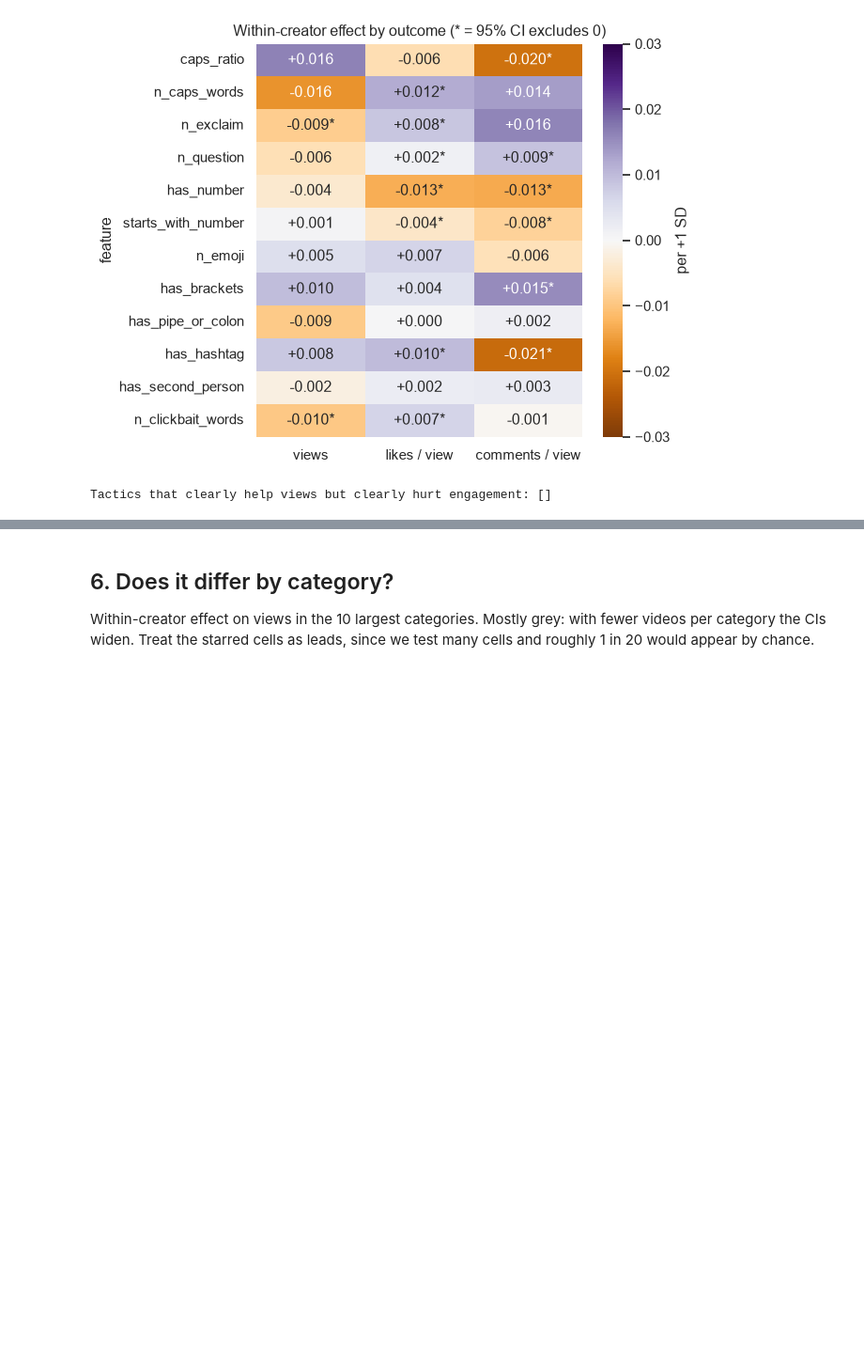
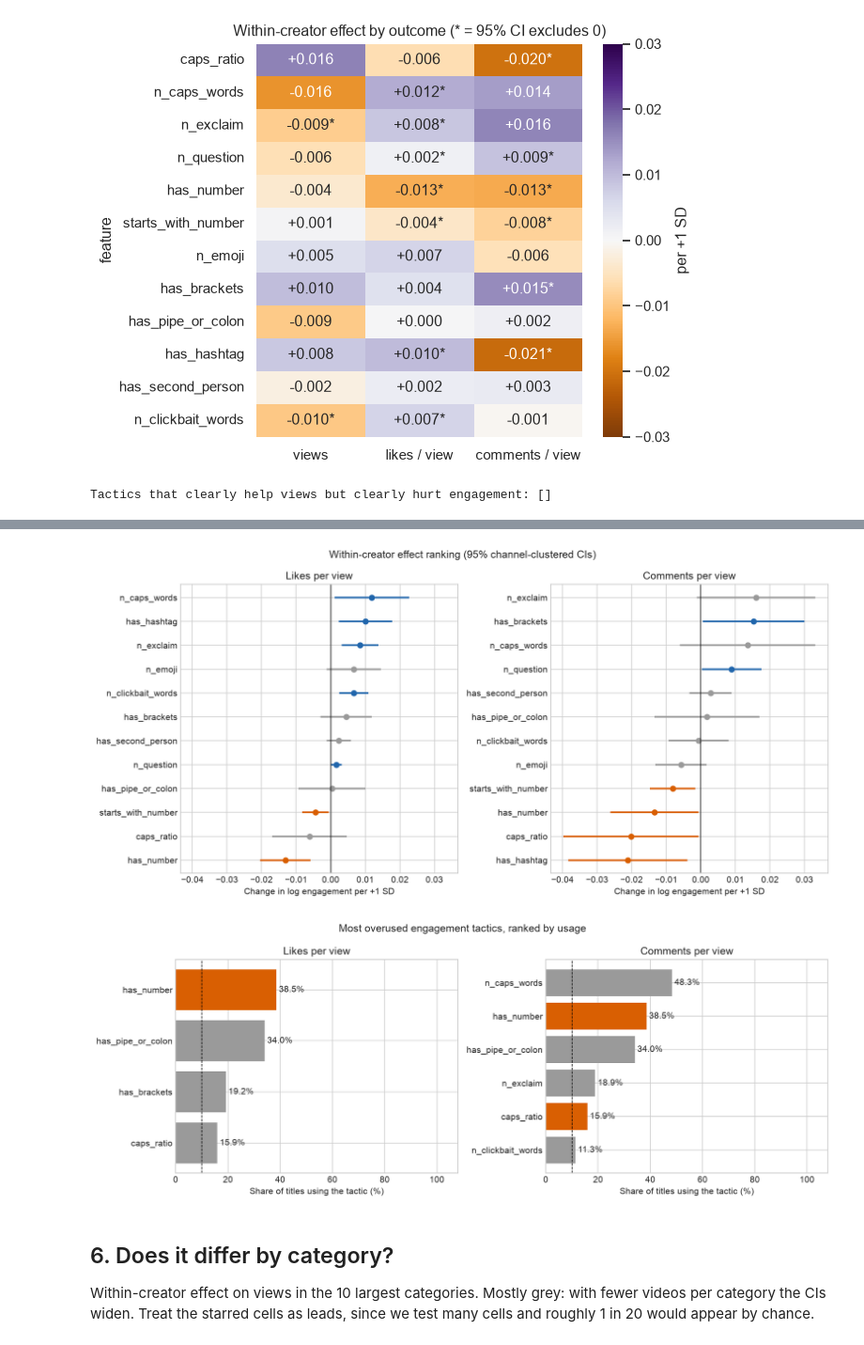
Before and after one commit to kkakkary/yt-clickbait, a Jupyter notebook: notebooks/04_report.ipynb, the cells around one changed output, grey strips where cells are left out. Shown at 94% size. Saved outputs shown, nothing was run; the diff lists cells and outputs as text; code cells hidden in the pictures; blank space fills up the shorter version.

Commit message:
Add engagement tactic effect and overuse rankings

```diff
--- a/notebooks/04_report.ipynb
+++ b/notebooks/04_report.ipynb
@@ -250,3 +266,47 @@ Tactics that clearly help views but clearly hurt engagement: []
+# %%
+engagement_targets = {
+    "log_likes_per_view": "Likes per view",
+    "log_comments_per_view": "Comments per view",
+}
+engagement_ranks = {
+    target: rank_tactics(effects, usage, target, model="fixed_effects")
+    for target in engagement_targets
+}
+
+fig, axes = plt.subplots(1, 2, figsize=(12, 5.8), sharex=True)
+for ax, (target, label) in zip(axes, engagement_targets.items(), strict=True):
+    ranked = engagement_ranks[target]
+    for position, row in enumerate(ranked.itertuples()):
+        color = COLORS[row.verdict]
+        ax.hlines(position, row.std_ci_low, row.std_ci_high, color=color, lw=2)
+        ax.plot(row.std_coef, position, "o", color=color)
+    ax.axvline(0, color="black", lw=0.8)
+    ax.set_yticks(range(len(ranked)), ranked["feature"])
+    ax.invert_yaxis()
+    ax.set_title(label)
+    ax.set_xlabel("Change in log engagement per +1 SD")
+fig.suptitle("Within-creator effect ranking (95% channel-clustered CIs)")
+save("05a_engagement_effect_rank")
+
+fig, axes = plt.subplots(1, 2, figsize=(12, 4.6), sharex=True)
+for ax, (target, label) in zip(axes, engagement_targets.items(), strict=True):
+    ranked = engagement_ranks[target]
+    overused = ranked.loc[ranked["overused"]].sort_values(
+        ["usage_rate", "std_coef", "feature"], ascending=[False, True, True]
+    )
+    usage_pct = overused["usage_rate"] * 100
+    bars = ax.barh(overused["feature"], usage_pct, color=overused["verdict"].map(COLORS))
+    ax.bar_label(bars, labels=[f"{rate:.1f}%" for rate in usage_pct], padding=3)
+    ax.axvline(10, color="black", lw=0.8, ls="--")
+    ax.set_xlim(0, 108)
+    ax.invert_yaxis()
+    ax.set_title(label)
+    ax.set_xlabel("Share of titles using the tactic (%)")
+fig.suptitle("Most overused engagement tactics, ranked by usage")
+save("05b_engagement_overuse_rank")
+# %% [output]
+[figure, added]
+[figure, added]
 # %% [markdown]
 ## 6. Does it differ by category?
 Within-creator effect on views in the 10 largest categories. Mostly grey: with fewer videos
```
Also changed, not shown: parts of 1 cell of this notebook.
